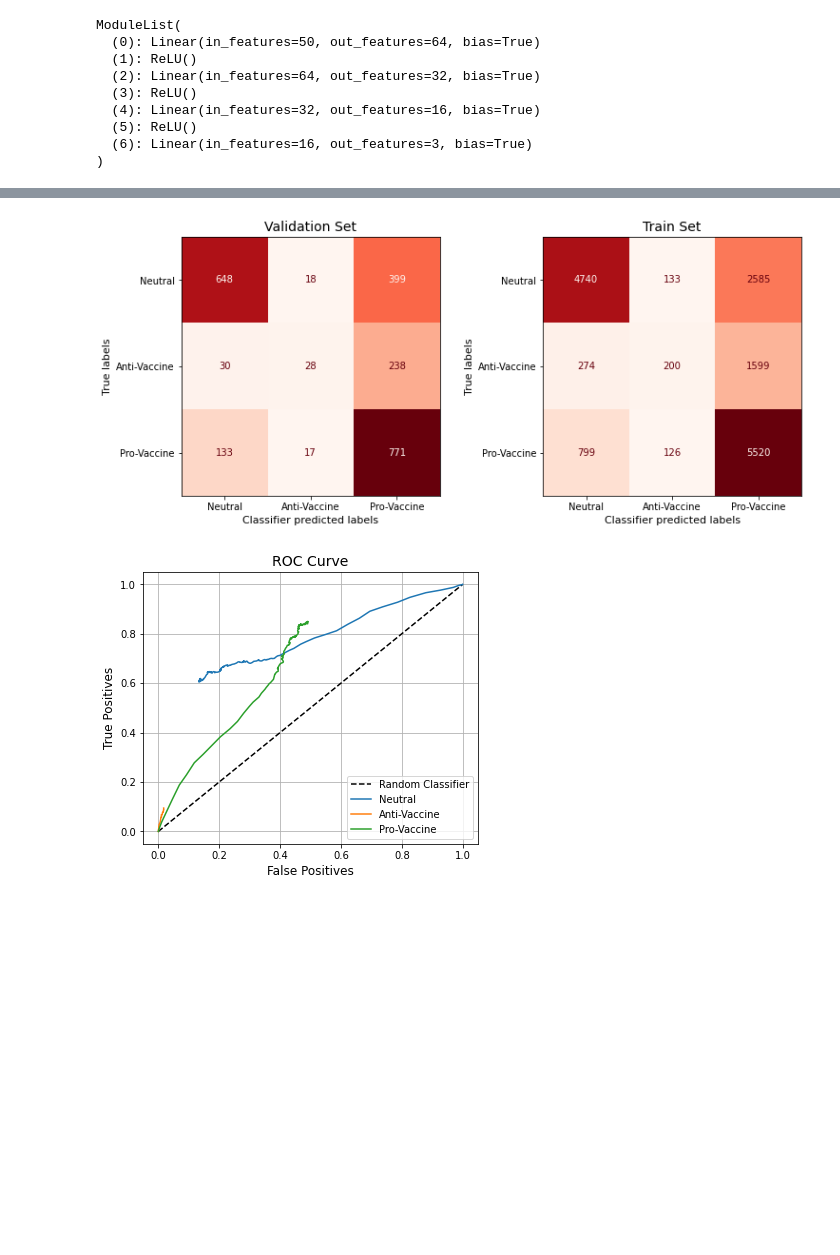
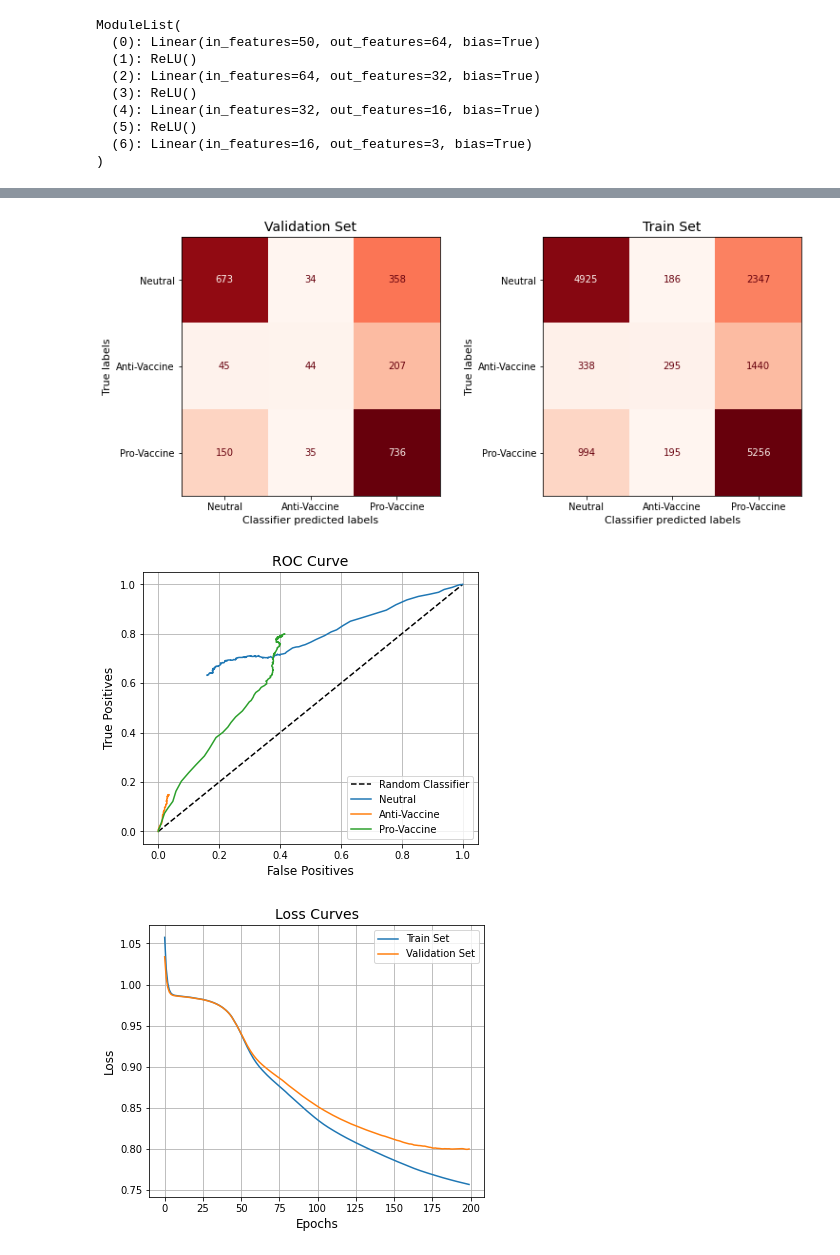
Before and after one commit to pspanoudakis/Machine-Learning-NLP, a Jupyter notebook: project2/TestNN.ipynb, the cells around one changed output, grey strips where cells are left out. Drawn from its saved outputs; the diff is of its cells as text; code cells hidden in the pictures; blank space fills up the shorter version.

Commit message:
Plotting Loss Curves

```diff
--- a/project2/TestNN.ipynb
+++ b/project2/TestNN.ipynb
@@ -187,6 +187,8 @@ def calculateAccuracy(predictedLabels: Iterable[Number], trueLabels: Iterable[Nu
     return correct/len(trueLabels)*100
 # %%
 validPredictions: np.ndarray = np.empty(EPOCHS, dtype=np.ndarray)
+validErrors: List[Number] = []
+trainErrors: List[Number] = []
 for epoch in range(EPOCHS):
     network.train()
     batchLosses = []
@@ -211,8 +213,14 @@ for epoch in range(EPOCHS):
 
         optimizer.step()
 
+    trainErrors.append(sum(batchLosses)/len(batchLosses))
+
     network.eval()
     validOutput = network(X_validTensor)
+
+    validLoss = lossFunction(validOutput, Y_validTensor.long())
+    validErrors.append(validLoss.item())
+
     validEpochPredictions = getPredictedLabels(validOutput)
     validPredictions[epoch] = validEpochPredictions
     acc = calculateAccuracy(validEpochPredictions, validLabels)
@@ -229,7 +237,7 @@ x = torch.tensor(trainSet_X, dtype=torch.float)
 pred = network(x)
 plotConfusionMatrix(trainLabels, getPredictedLabels(pred), 'Train Set', labels, ax[1])
 # %% [output]
-[figure, old version]
+[figure, new version]
 # %%
 def calculateROCScores(trueLabels: Iterable[Number], predictedLabels: Iterable[Number], numClasses: int) -> Dict[int, Tuple[Number, Number]]:
     scores: Dict[int, Tuple[Number, Number]] = {}
@@ -288,4 +296,27 @@ def plotROCCurves(y_true: Iterable[Number], predictions: Iterable[Iterable[Numbe
 # preds = validPredictions[np.round(np.linspace(0, len(validPredictions) - 1, 25)).astype(int)]
 plotROCCurves(validLabels, validPredictions, ['Neutral', 'Anti-Vaccine', 'Pro-Vaccine'])
 # %% [output]
-[figure, old version]
+[figure, new version]
+# %%
+def plotLossCurves(trainLosses: Iterable[Number], validationLosses: Iterable[Number], axes: plt.Axes = None):
+
+    if axes is None:
+        _, axes = plt.subplots(1, 1, figsize=(6,5))
+
+    axes.grid()
+    axes.set_title("Loss Curves", fontsize=14)
+    axes.set_xlabel('Epochs', fontsize=12)
+    axes.set_ylabel('Loss', fontsize=12)
+
+    epochs = [i for i in range(len(validationLosses))]
+
+    axes.plot(epochs, trainLosses, label='Train Set')
+    axes.plot(epochs, validationLosses, label='Validation Set')
+
+    axes.legend(loc="best")
+    plt.show()
+
+# preds = validPredictions[np.round(np.linspace(0, len(validPredictions) - 1, 25)).astype(int)]
+plotLossCurves(trainErrors, validErrors)
+# %% [output]
+[figure, added]
```
Also changed, not shown: parts of 1 cell of this notebook.
